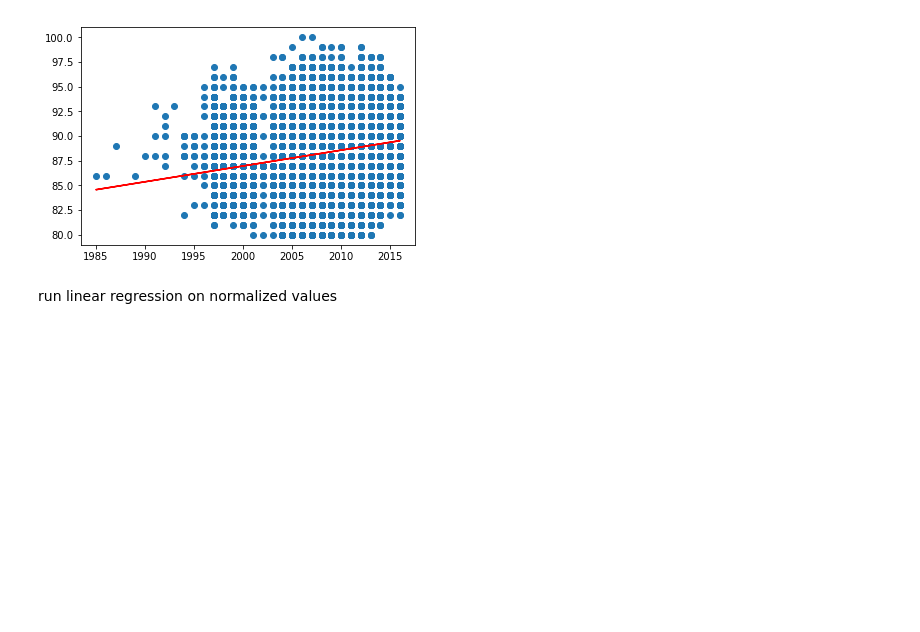
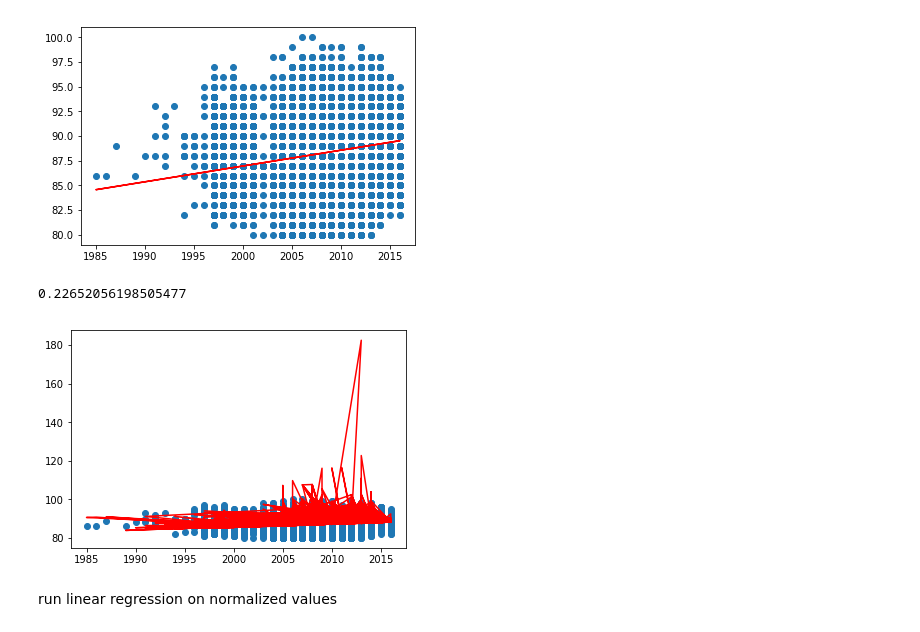
Before and after one commit to jems2019/CMPE257, a Jupyter notebook: Latent_Manifolds_and_Regression/Linear_Regression_and_Latent_Manifolds.ipynb, the cells around one changed output. Cells and saved outputs as stored; diff of their text form; code cells hidden in the pictures; blank space fills up the shorter version.

```diff
--- a/Latent_Manifolds_and_Regression/Linear_Regression_and_Latent_Manifolds.ipynb
+++ b/Latent_Manifolds_and_Regression/Linear_Regression_and_Latent_Manifolds.ipynb
@@ -92,6 +92,21 @@ plt.show()
 # %% [output]
 0.031022698407894955
 [figure]
+# %%
+x = data.loc[:, ['vintage', 'price']]
+y = data.loc[:, ['points']]
+
+reg = LinearRegression().fit(x, y)
+print(reg.score(x,y))
+
+predict = reg.predict(x)
+
+plt.scatter(x.iloc[:,0], y)
+plt.plot(x.iloc[:,0],predict,color = 'red')
+plt.show()
+# %% [output]
+0.22652056198505477
+[figure, added]
 # %% [markdown]
 run linear regression on normalized values
 # %%
```
Also changed, not shown: parts of 3 cells of this notebook.
